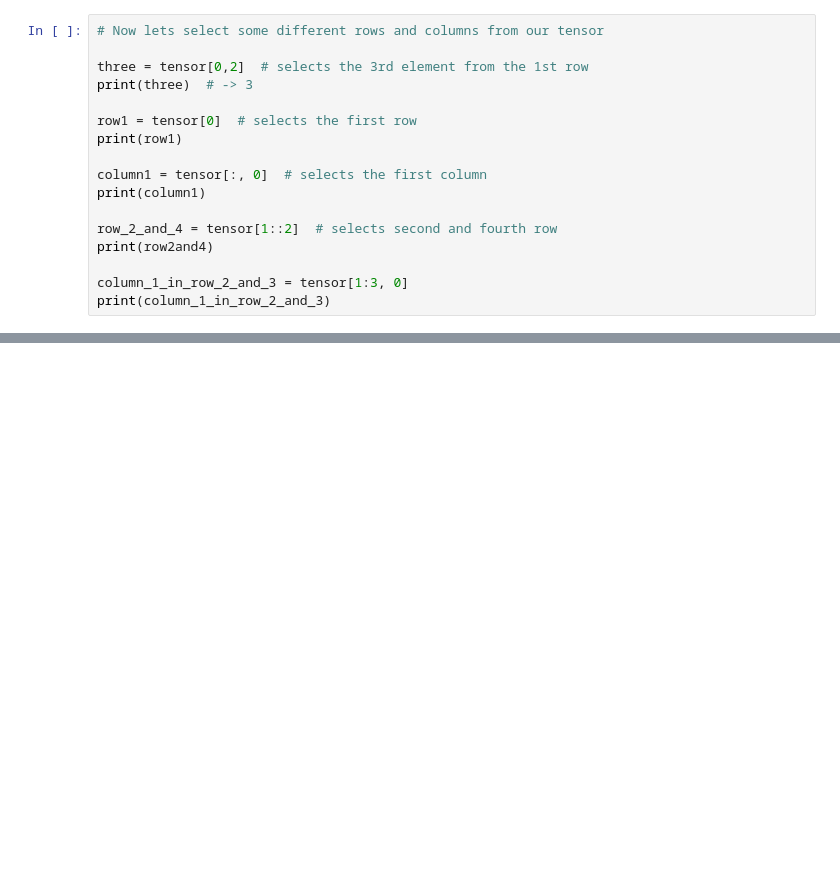
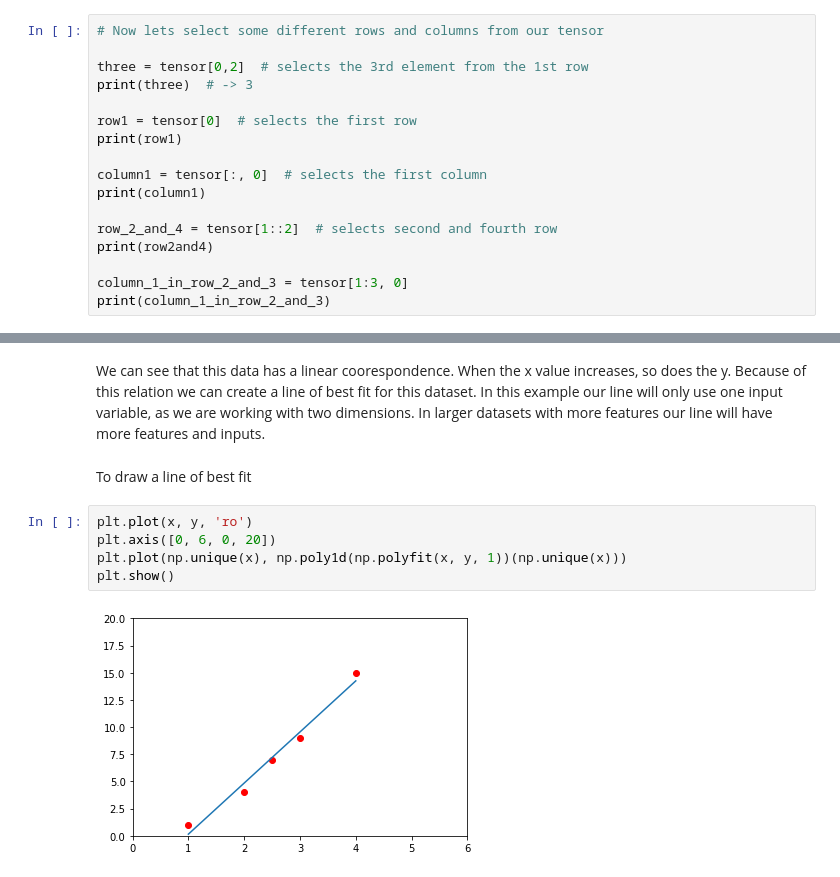
Before and after one commit to Vaibhav67979/MachineLearning, a Jupyter notebook: TensorFlow_Intro.ipynb, the cells around one changed output, grey strips where cells are left out. Saved outputs shown, nothing was run; the diff lists cells and outputs as text; blank space fills up the shorter version.

```diff
--- a/TensorFlow_Intro.ipynb
+++ b/TensorFlow_Intro.ipynb
@@ -203,0 +292,11 @@ https://www.tensorflow.org/guide/tensor
+# %% [markdown]
+We can see that this data has a linear coorespondence. When the x value increases, so does the y. Because of this relation we can create a line of best fit for this dataset. In this example our line will only use one input variable, as we are working with two dimensions. In larger datasets with more features our line will have more features and inputs.
+# %% [markdown]
+To draw a line of best fit
+# %%
+plt.plot(x, y, 'ro')
+plt.axis([0, 6, 0, 20])
+plt.plot(np.unique(x), np.poly1d(np.polyfit(x, y, 1))(np.unique(x)))
+plt.show()
+# %% [output]
+[figure, added]
```
Also changed, not shown: parts of 35 cells of this notebook.
